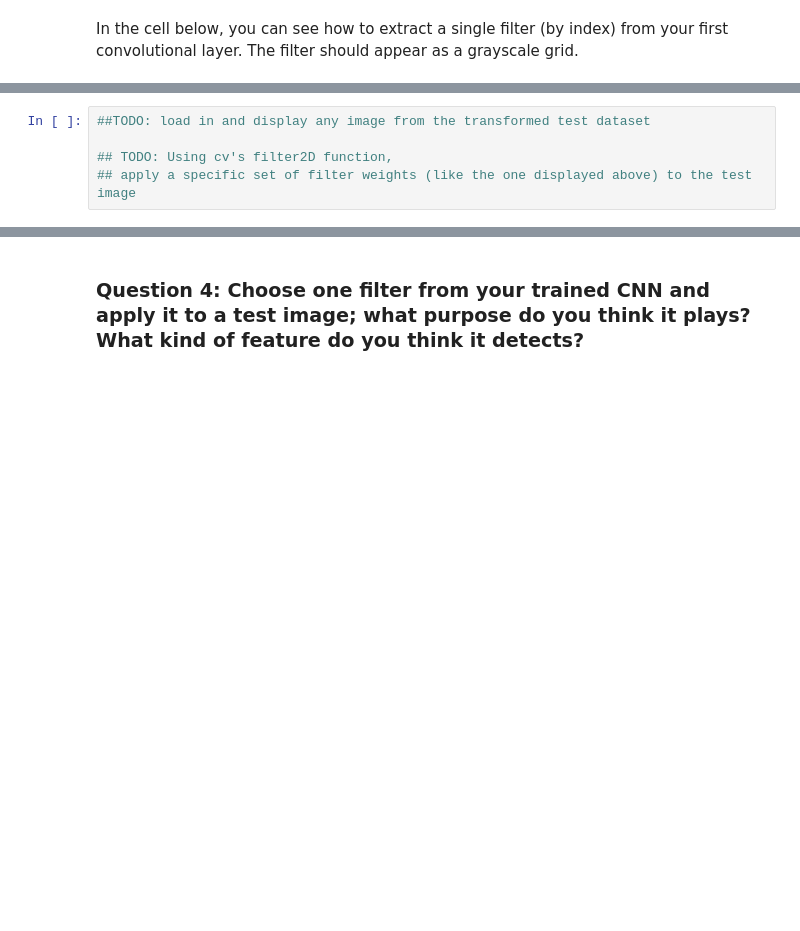
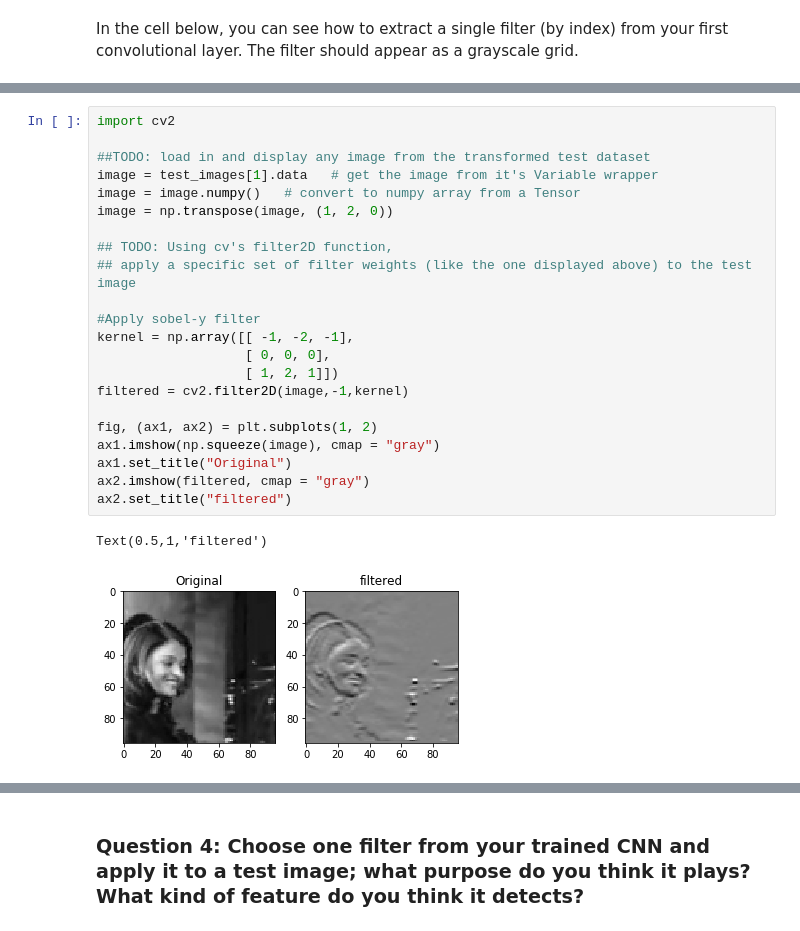
Before and after one commit to AlaaRoshdy/Facial_Keypoint_Detection, a Jupyter notebook: 2. Define the Network Architecture.ipynb, the cells around one changed output, grey strips where cells are left out. Cells and saved outputs as stored; diff of their text form; blank space fills up the shorter version.

```diff
--- a/2. Define the Network Architecture.ipynb
+++ b/2. Define the Network Architecture.ipynb
@@ -537,7 +543,27 @@ Next, choose a test image and filter it with one of the convolutional kernels in
 ### TODO: Filter an image to see the effect of a convolutional kernel
 ---
 # %%
+import cv2
+
 ##TODO: load in and display any image from the transformed test dataset
+image = test_images[1].data   # get the image from it's Variable wrapper
+image = image.numpy()   # convert to numpy array from a Tensor
+image = np.transpose(image, (1, 2, 0))
 
 ## TODO: Using cv's filter2D function,
 ## apply a specific set of filter weights (like the one displayed above) to the test image
+
+#Apply sobel-y filter
+kernel = np.array([[ -1, -2, -1],
+                   [ 0, 0, 0],
+                   [ 1, 2, 1]])
+filtered = cv2.filter2D(image,-1,kernel)
+
+fig, (ax1, ax2) = plt.subplots(1, 2)
+ax1.imshow(np.squeeze(image), cmap = "gray")
+ax1.set_title("Original")
+ax2.imshow(filtered, cmap = "gray")
+ax2.set_title("filtered")
+# %% [output]
+Text(0.5,1,'filtered')
+[figure, added]
```
Also changed, not shown: parts of 22 cells of this notebook, 3 other files.
